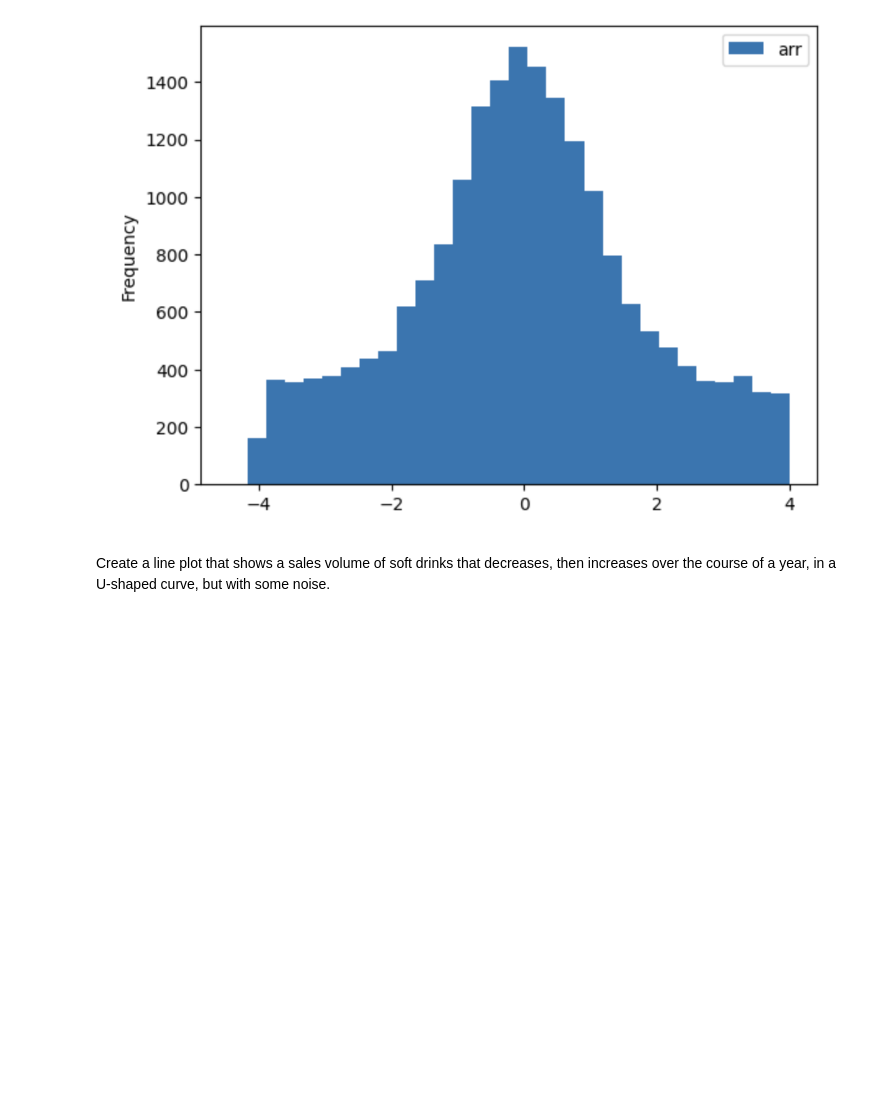
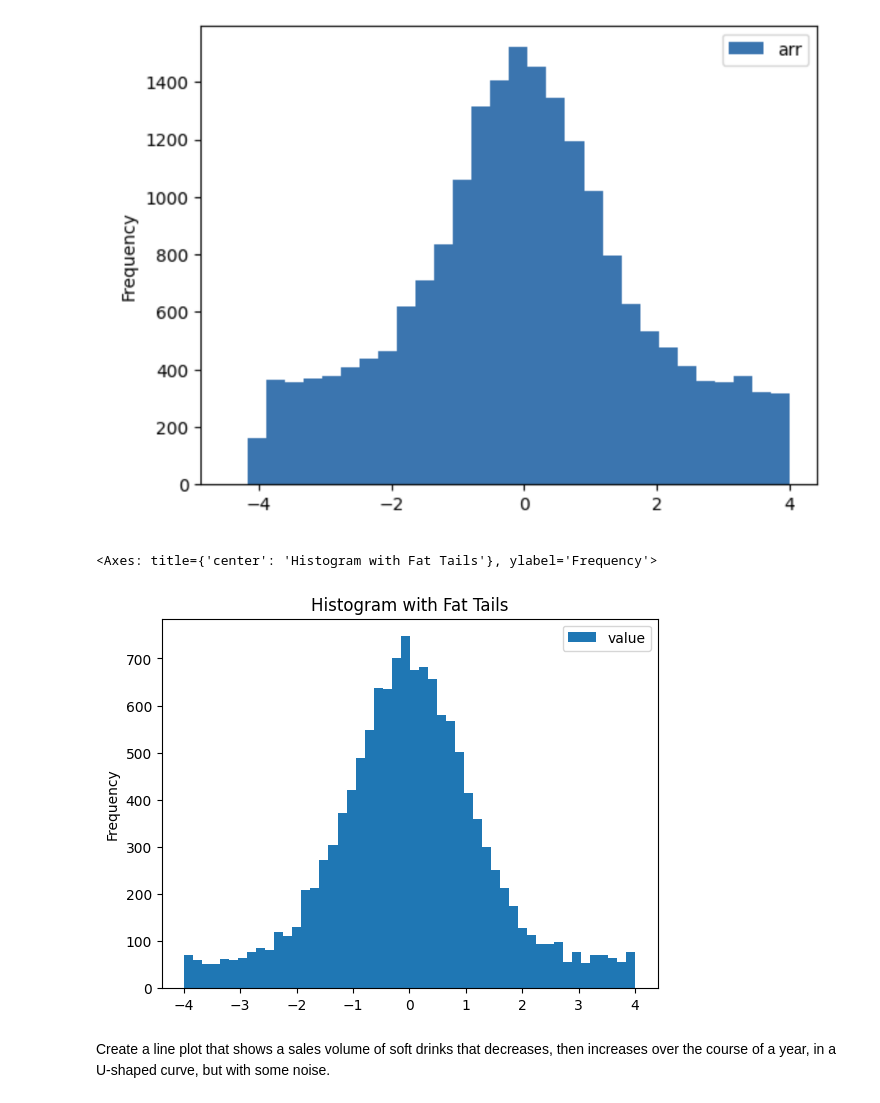
Before and after one commit to abcbbong/699_O2, a Jupyter notebook: OMDS-MODB2-Week5-Lee-JaeHoon.ipynb, the cells around one changed output. Cells and saved outputs as stored; diff of their text form; code cells hidden in the pictures; blank space fills up the shorter version.

```diff
--- a/OMDS-MODB2-Week5-Lee-JaeHoon.ipynb
+++ b/OMDS-MODB2-Week5-Lee-JaeHoon.ipynb
@@ -175,5 +269,25 @@ from IPython.display import Image
 Image("histogram.png")
 # %% [output]
 [figure]
+# %%
+# Set the number of data points
+num_normal = 10000  # Data for the central peak
+num_uniform = 3000   # Data for the tails (1500 for each side)
+
+# Generate data for the central peak (normal distribution)
+data_normal = np.random.normal(loc=0, scale=1, size=num_normal)
+
+# Generate data for the tails (uniform distribution)
+data_uniform = np.random.uniform(low=-4, high=4, size=num_uniform)
+
+# Combine the data
+combined_data = np.concatenate([data_normal, data_uniform])
+
+# Create a DataFrame and plot the histogram
+df_hist = pd.DataFrame({'value': combined_data})
+df_hist.plot.hist(bins=50, title='Histogram with Fat Tails') # 'bins' is the number of bars
+# %% [output]
+<Axes: title={'center': 'Histogram with Fat Tails'}, ylabel='Frequency'>
+[figure, added]
 # %% [markdown]
 Create a line plot that shows a sales volume of soft drinks that decreases, then increases over the course of a year, in a U-shaped curve, but with some noise.
```
Also changed, not shown: parts of 7 cells of this notebook.
